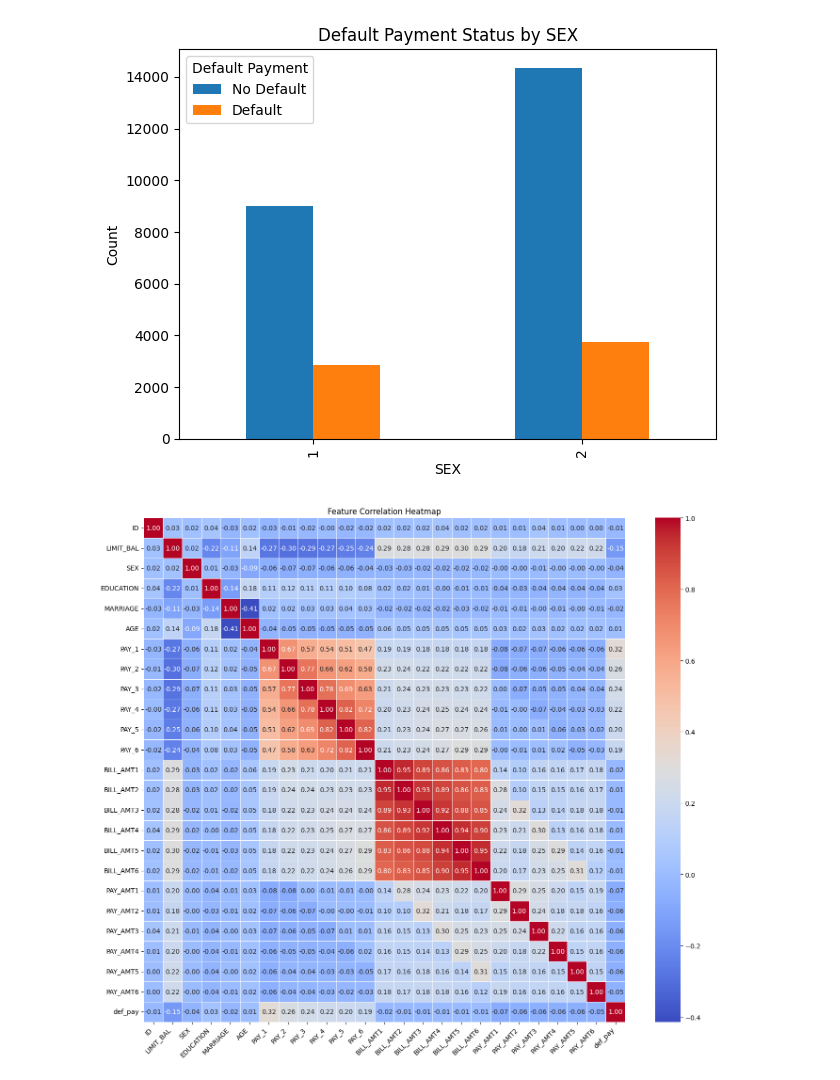
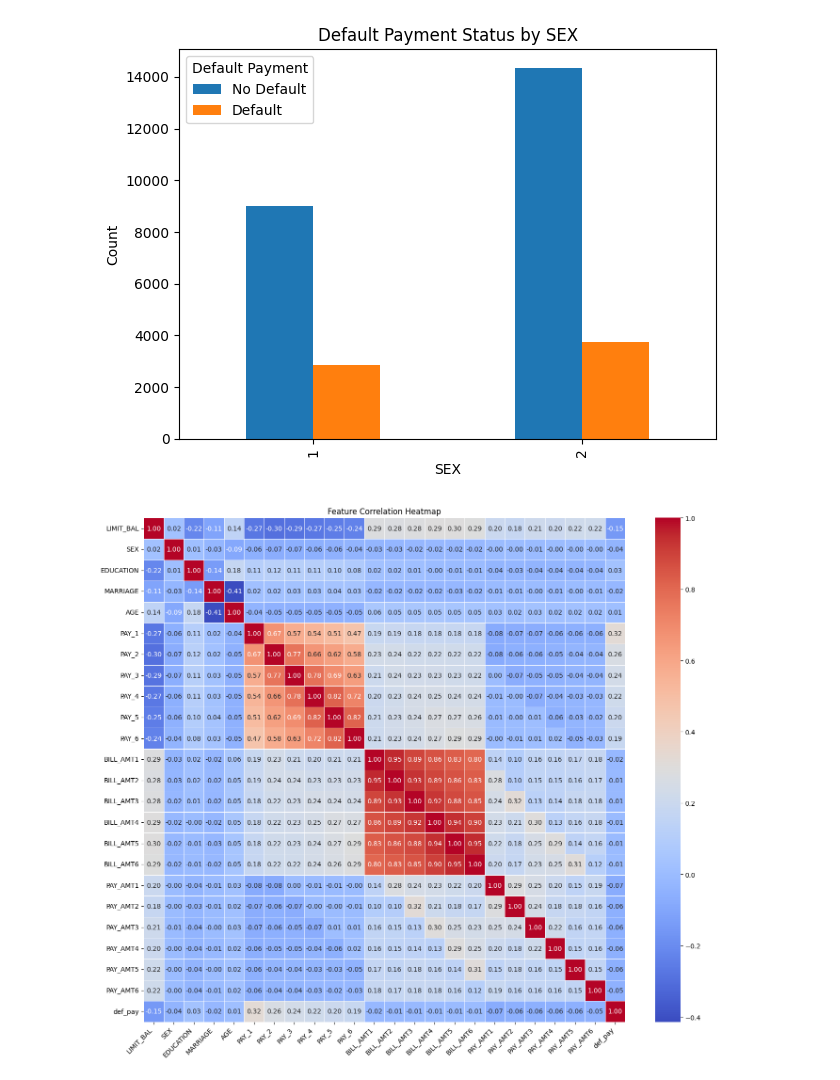
Before and after one commit to Mstfakts/Federated-Learning-Comparative-Study, a Jupyter notebook: data/notebooks/DCCC.ipynb, the cells around one changed output. Cells and saved outputs as stored; diff of their text form; code cells hidden in the pictures.

```diff
--- a/data/notebooks/DCCC.ipynb
+++ b/data/notebooks/DCCC.ipynb
@@ -161,25 +161,25 @@ for col in cols:
 [figure]
 # %%
 numeric_df = df.select_dtypes(include=['int64', 'float64'])
-
+numeric_df = numeric_df.drop("ID", axis=1)
 # Compute correlation matrix on numeric data only
 corr = numeric_df.corr()
 
 # Plot heatmap
 plt.figure(figsize=(14, 12))
 sns.heatmap(
     corr,
     annot=True,
     fmt=".2f",
     cmap="coolwarm",
     cbar=True,
     linewidths=0.5
 )
 plt.title("Feature Correlation Heatmap")
 plt.xticks(rotation=45, ha='right')
 plt.yticks(rotation=0)
 plt.tight_layout()
 plt.savefig(f"heatmap.png")
 plt.show()
 # %% [output]
-[figure, old version]
+[figure, new version]
```
Also changed, not shown: 1 other file.
